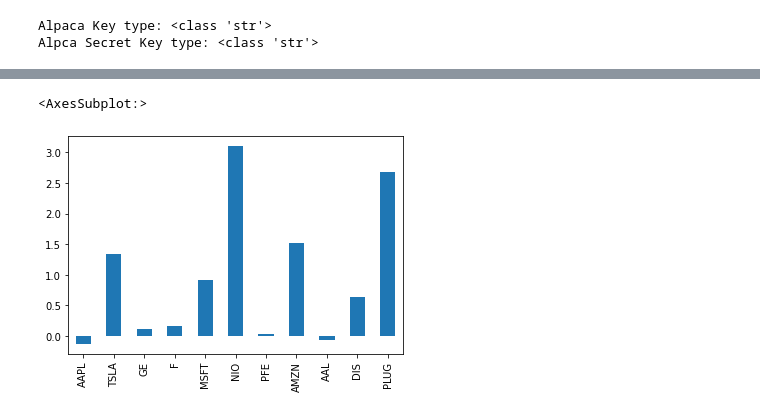
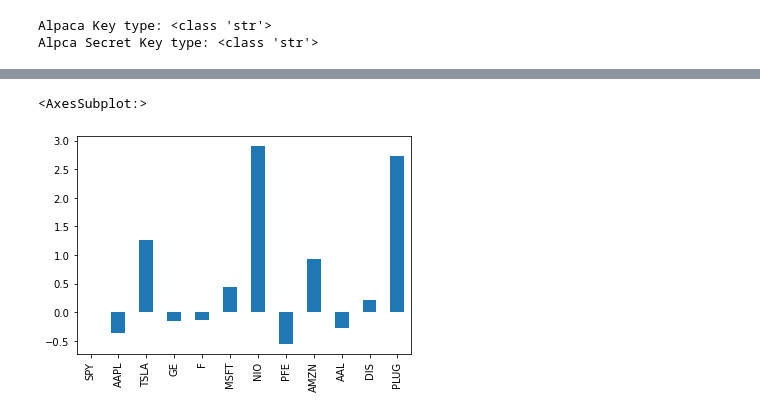
Before and after one commit to jtmcginley123/project-two, a Jupyter notebook: Jorge/sharpe_ratio.ipynb, the cells around one changed output, grey strips where cells are left out. Saved outputs shown, nothing was run; the diff lists cells and outputs as text; code cells hidden in the pictures.

```diff
--- a/Jorge/sharpe_ratio.ipynb
+++ b/Jorge/sharpe_ratio.ipynb
@@ -30,7 +29,8 @@ Alpca Secret Key type: <class 'str'>
 # %%
 current_date = pd.Timestamp("2020-01-05", tz="America/New_York").isoformat()
 
-tickers = ["AAPL", "TSLA", "GE", "F", "MSFT","NIO", "PFE", "AMZN","AAL","DIS","PLUG"]
+tickers = ["SPY", "AAPL", "TSLA", "GE", "F", "MSFT","NIO", "PFE", "AMZN","AAL","DIS","PLUG"]
+
 
 timeframe = "1D"
 # %%
@@ -107,2 +123,3 @@ df_current_price
 # %%
 price_change_df = df_closing_prices.pct_change()
+daily_price_change = price_change_df.dropna()
@@ -140 +159,5 @@ PLUG    0.970465
 dtype: float64
+# %%
+SPY_df = daily_price_change["SPY"]
+spy500_return = SPY_df.mean() * 252
+spy500_return
@@ -157,14 +183,14 @@ standard_df
 # %%
 def sharpe_ratio(return_series, N, rf):
     mean = return_series.mean() * N -rf
     sigma = return_series.std() * np.sqrt(N)
     return mean / sigma
 
-N = 252 #255 trading days in a year
-rf =0.01 #1% risk free rate
-sharpe_ratio = price_change_df.apply(sharpe_ratio, args=(N,rf,),axis=0)
+N = 252 #252 trading days in a year
+rf = spy500_return #1% risk free rate
+sharpe_ratio = daily_price_change.apply(sharpe_ratio, args=(N,rf,),axis=0)
 
 sharpe_ratio.plot.bar()
 # %% [output]
 <AxesSubplot:>
-[figure, old version]
+[figure, new version]
```
Also changed, not shown: parts of 31 cells of this notebook, 1 other file.
